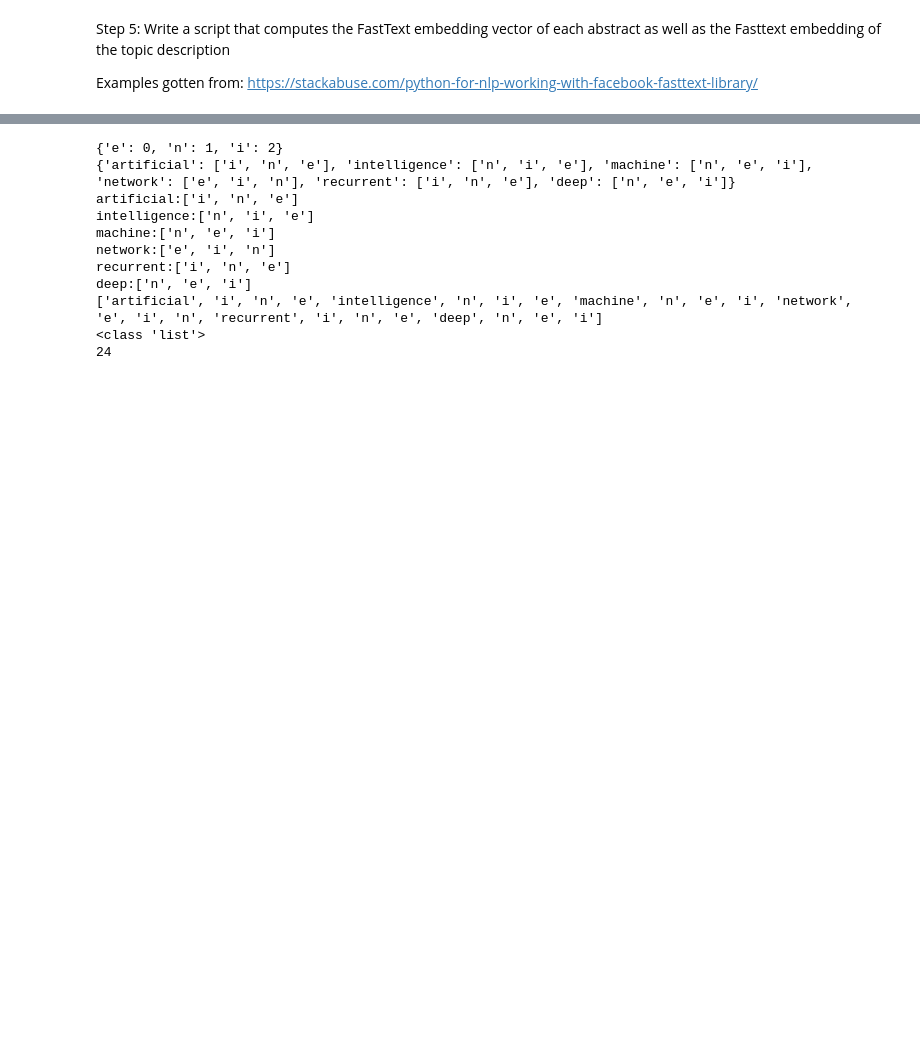
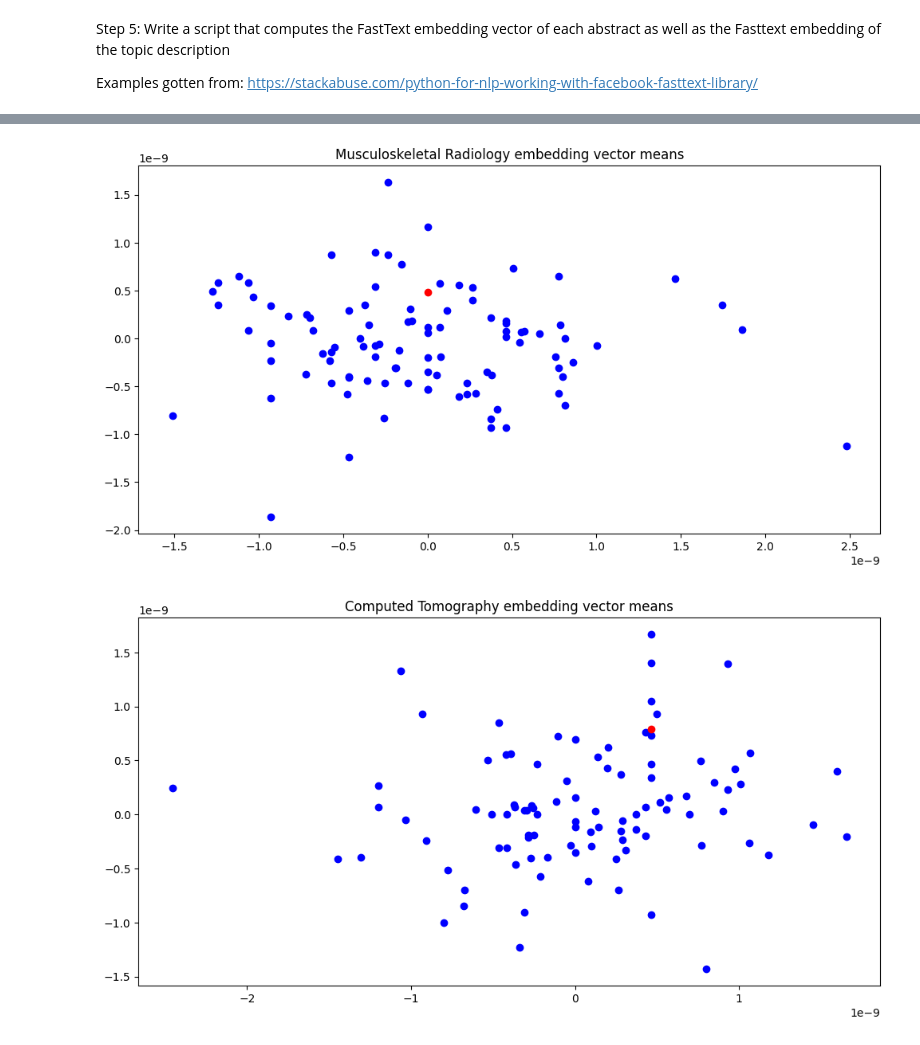
Before and after one commit to mmouru/nlp-text-categorization, a Jupyter notebook: step6.ipynb, the cells around one changed output, grey strips where cells are left out. Cells and saved outputs as stored; diff of their text form; code cells hidden in the pictures; blank space fills up the shorter version.

Commit message:
Steps 5, 6, 7. us-topic not working. Methodology might need revisiting

```diff
--- a/step6.ipynb
+++ b/step6.ipynb
@@ -19,2 +13,0 @@ down_sampling = 1e-2
-# %%
-topic = "Musculoskeletal Radiology"
@@ -39,29 +13,0 @@ RuntimeError: you must first build vocabulary before training the model
-# %%
-test = ['artificial', 'intelligence', 'machine', 'network', 'recurrent', 'deep']
-
-print(ft_model.wv.key_to_index)
-
-semantically_similar_words = {words: [item[0] for item in ft_model.wv.most_similar([words], topn=5)]
-                            for words in test}
-
-print(semantically_similar_words)
-for k,v in semantically_similar_words.items():
-    print(k+":"+str(v))
-
-all_similar_words = sum([[k] + v for k, v in semantically_similar_words.items()], [])
-
-print(all_similar_words)
-print(type(all_similar_words))
-print(len(all_similar_words))
-# %% [output]
-{'e': 0, 'n': 1, 'i': 2}
-{'artificial': ['i', 'n', 'e'], 'intelligence': ['n', 'i', 'e'], 'machine': ['n', 'e', 'i'], 'network': ['e', 'i', 'n'], 'recurrent': ['i', 'n', 'e'], 'deep': ['n', 'e', 'i']}
-artificial:['i', 'n', 'e']
-intelligence:['n', 'i', 'e']
-machine:['n', 'e', 'i']
-network:['e', 'i', 'n']
-recurrent:['i', 'n', 'e']
-deep:['n', 'e', 'i']
-['artificial', 'i', 'n', 'e', 'intelligence', 'n', 'i', 'e', 'machine', 'n', 'e', 'i', 'network', 'e', 'i', 'n', 'recurrent', 'i', 'n', 'e', 'deep', 'n', 'e', 'i']
-<class 'list'>
-24
@@ -67,0 +24,47 @@ deep:['n', 'e', 'i']
+# %%
+def read_data(index):
+    """
+    read given index of data
+    """
+    if index in topics:
+        data = np.array(pd.read_excel("database100_preprocessed.xlsx", sheet_name=index).title)
+
+        final_corpus = [sentence for sentence in data if sentence.strip() !='']
+
+        word_punctuation_tokenizer = nltk.WordPunctTokenizer()
+        word_tokenized_corpus = [word_punctuation_tokenizer.tokenize(abstract) for abstract in final_corpus]
+
+        return word_tokenized_corpus
+# %%
+pca = PCA(n_components=2)
+
+# iterate through all topics
+for topic in topics:
+    # get titles and topics
+    topic_titles = topics[topic].lower().split(" ")
+    titles = read_data(topic)
+    vector_means = np.array([]) # initialize list for visualization
+    # create model
+    ft_model = FastText(vector_size=60, window=40, min_count=1, sentences=titles, epochs=10)
+    # iterate alle abs for each topic
+    for title in titles:
+        # calculate embed vectors and means
+
+        word_vectors = ft_model.wv[title]
+        two_dim_vectors = pca.fit_transform(word_vectors)
+        vector_means = np.append(vector_means, np.mean(two_dim_vectors, axis=0))
+    vector_means = vector_means.reshape(-1, 2)
+
+    # reference point from topic
+    ref_vector = ft_model.wv[topic_titles]
+    two_dim_ref_vector = pca.fit_transform(ref_vector)
+    mean_ref_vector = np.mean(two_dim_ref_vector, axis=0)
+
+    # visualize
+    plt.figure(figsize=(12, 6))
+    plt.scatter(vector_means[:, 0], vector_means[:, 1], c='blue')
+    plt.scatter(mean_ref_vector[0], mean_ref_vector[1], c='red')
+    plt.title(topics[topic] + " embedding vector means")
+# %% [output]
+[figure, added]
+[figure, added]
```
Also changed, not shown: parts of 6 cells of this notebook.
